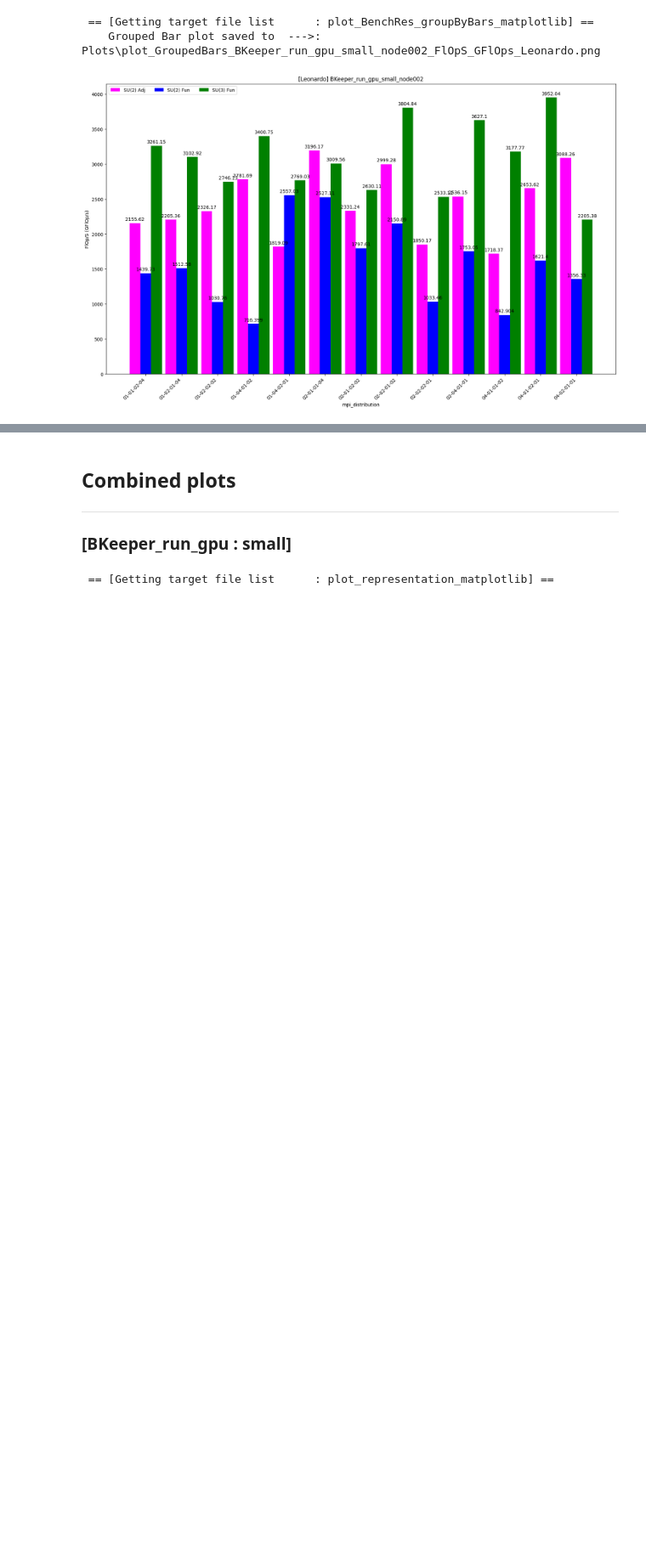
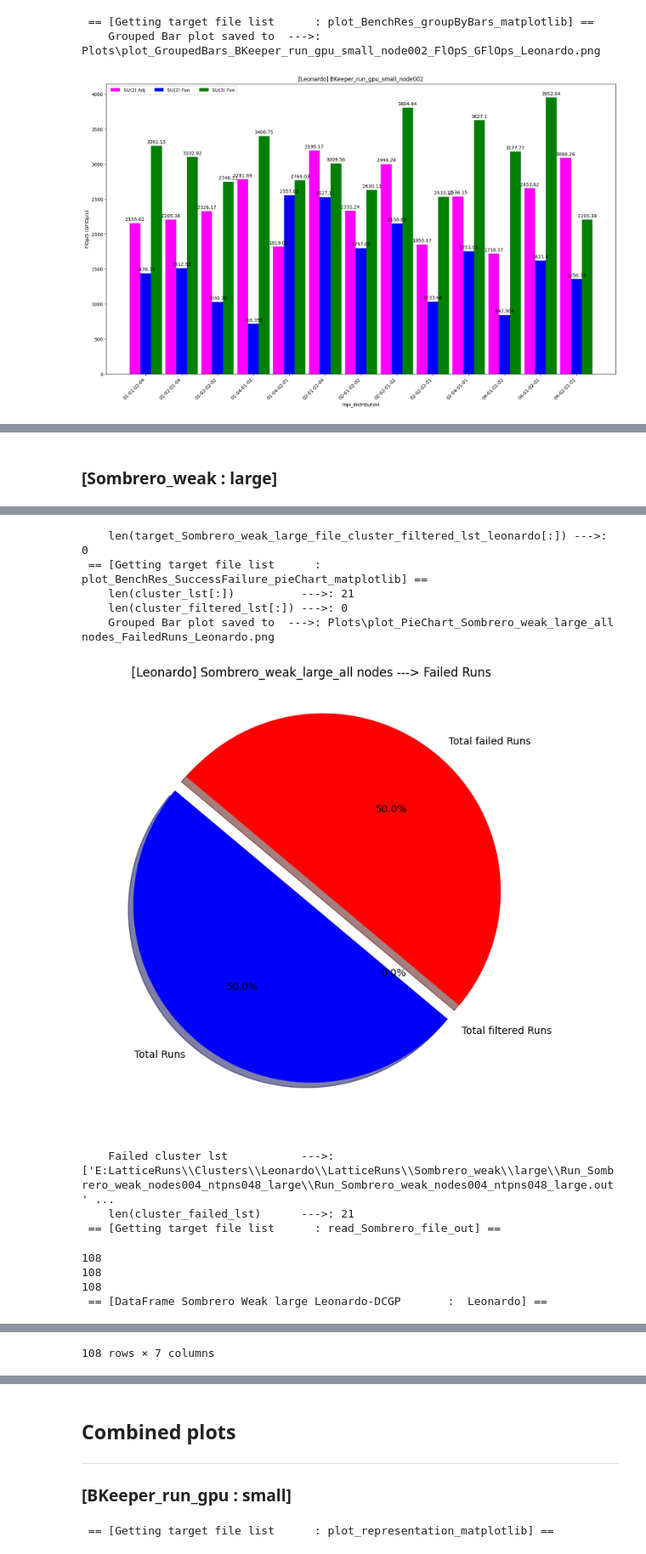
Before and after one commit to fbonnet08/Bench_Grid_HiRep, a Jupyter notebook: src/PythonCodes/Jupyter-NoteBooks/LLR-Bench_Grid_HiRep_Notebooks/Notebook_Bench_Grid_HiRep.ipynb, the cells around one changed output, grey strips where cells are left out. Shown at 85% size. Drawn from its saved outputs; the diff is of its cells as text; code cells hidden in the pictures; blank space fills up the shorter version.

```diff
--- a/src/PythonCodes/Jupyter-NoteBooks/LLR-Bench_Grid_HiRep_Notebooks/Notebook_Bench_Grid_HiRep.ipynb
+++ b/src/PythonCodes/Jupyter-NoteBooks/LLR-Bench_Grid_HiRep_Notebooks/Notebook_Bench_Grid_HiRep.ipynb
@@ -2210,0 +2319,64 @@ rc = plot_BenchRes_groupByBars_matplotlib(c, m,
+# %% [markdown]
+### [Sombrero_weak : large]
+# %%
+# --------------------------------------------------------------------------
+machine_name_leonardo = "Leonardo"
+DATA_PATH         = os.path.join('E:','LatticeRuns','Clusters',machine_name_leonardo,'LatticeRuns')
+# --------------------------------------------------------------------------# ----------------------------------------------------------------------------
+# ----------------------------------------------------------------------------
+batch_action = "Sombrero_weak_cpu"
+simulation_size = "large"
+rc = Reinitialising_Paths_and_object_content(c, m, DATA_PATH, batch_action, simulation_size)
+# ----------------------------------------------------------------------------
+# --------------------------------------------------------------------------
+# Getting content in the target file
+# TODO: redefinition neccessary to to act on the target file name _cpu and batch script discrepency, batch action will need to be passed in. in the cluster method.
+batch_action = "Sombrero_weak"
+rc, target_Sombrero_weak_large_file_lst_leonardo, target_Sombrero_weak_large_file_dir_leonardo = getTarget_file_lst(c, m, c.getTargetdir())
+# ----------------------------------------------------------------------------
+# --------------------------------------------------------------------------
+# Getting content in the target file
+rc, target_Sombrero_weak_large_file_cluster_lst_leonardo = getTarget_file_cluster_lst(c, m, target_Sombrero_weak_large_file_lst_leonardo[:])
+# ----------------------------------------------------------------------------
+# --------------------------------------------------------------------------
+# [Data-Extraction]
+# --------------------------------------------------------------------------
+m.printMesgStr(   "Data extraction cluster out                                        : ", c.getGreen(), machine_name_leonardo)
+m.printMesgAddStr("Simulation size                                                    : ", c.getRed(), simulation_size)
+m.printMesgAddStr("target_Sombrero_weak_large_file_cluster_lst_leonardo[:]        --->: ", c.getYellow(), target_Sombrero_weak_large_file_cluster_lst_leonardo[:])
+m.printMesgAddStr("Length target_Sombrero_weak_large_file_cluster_lst_leonardo[:] --->: ", c.getYellow(), len(target_Sombrero_weak_large_file_cluster_lst_leonardo[:]))
+# ----------------------------------------------------------------------------
+# --------------------------------------------------------------------------
+# Reading in the inout file
+# TODO: return to this one once the read_Sombrero_file_out method is done.
+rc, target_Sombrero_weak_large_file_cluster_filtered_lst_leonardo = filter_target_file_cluster_lst(c, m,
+                                                                                                   start_key_sombrero_rep_lst[:],
+                                                                                                   target_Sombrero_weak_large_file_cluster_lst_leonardo[:])
+m.printMesgAddStr("len(target_Sombrero_weak_large_file_cluster_filtered_lst_leonardo[:]) --->: ", c.getYellow(), len(target_Sombrero_weak_large_file_cluster_filtered_lst_leonardo[:]))
+# ----------------------------------------------------------------------------
+# --------------------------------------------------------------------------
+# Reading in the inout file
+# TODO: return to this one once the read_Sombrero_file_out method is done.
+msg = batch_action + "_" + simulation_size + "_" + "all nodes"
+rc, Sombrero_weak_large_file_cluster_failed_lst_leonardo = plot_BenchRes_SuccessFailure_pieChart_matplotlib(c, m,
+                                                                                                        target_Sombrero_weak_large_file_cluster_lst_leonardo[:],
+                                                                                                        target_Sombrero_weak_large_file_cluster_filtered_lst_leonardo[:],
+                                                                                                        machine_name_leonardo,
+                                                                                                        msg)
+# ----------------------------------------------------------------------------
+# --------------------------------------------------------------------------
+# Reading in the inout file
+# TODO: return to this one once the read_Sombrero_file_out method is done and replace with the filtered list
+# TODO: instead. For now we are going to use the full unfiltered list.
+batch_action = "Sombrero_weak"
+simulation_size = "large"
+rc, dataFrame_Sombrero_weak_large_leonardo = read_Sombrero_file_out(c, m,
+                                                                batch_action, simulation_size,
+                                                                target_Sombrero_weak_large_file_cluster_lst_leonardo)
+# --------------------------------------------------------------------------
+# --------------------------------------------------------------------------
+# Reading in the inout file
+m.printMesgStr("DataFrame Sombrero Weak large Leonardo-DCGP       : ", c.getGreen(), machine_name_leonardo)
+dataFrame_Sombrero_weak_large_leonardo
+# ----------------------------------------------------------------------------
+# %% [output]
@@ -2210,0 +2400,13 @@ rc = plot_BenchRes_groupByBars_matplotlib(c, m,
+    len(target_Sombrero_weak_large_file_cluster_filtered_lst_leonardo[:]) --->: 0
+ == [Getting target file list      : plot_BenchRes_SuccessFailure_pieChart_matplotlib] ==
+    len(cluster_lst[:])          --->: 21
+    len(cluster_filtered_lst[:]) --->: 0
+    Grouped Bar plot saved to  --->: Plots\plot_PieChart_Sombrero_weak_large_all nodes_FailedRuns_Leonardo.png
+[figure, added]
+    Failed cluster lst           --->: ['E:LatticeRuns\\Clusters\\Leonardo\\LatticeRuns\\Sombrero_weak\\large\\Run_Sombrero_weak_nodes004_ntpns048_large\\Run_Sombrero_weak_nodes004_ntpns048_large.out' ...
+    len(cluster_failed_lst)      --->: 21
+ == [Getting target file list      : read_Sombrero_file_out] ==
+108
+108
+108
+ == [DataFrame Sombrero Weak large Leonardo-DCGP       :  Leonardo] ==
@@ -2210,0 +2425 @@ rc = plot_BenchRes_groupByBars_matplotlib(c, m,
+108 rows × 7 columns
```
Also changed, not shown: parts of 10 cells of this notebook, 2 other files.
